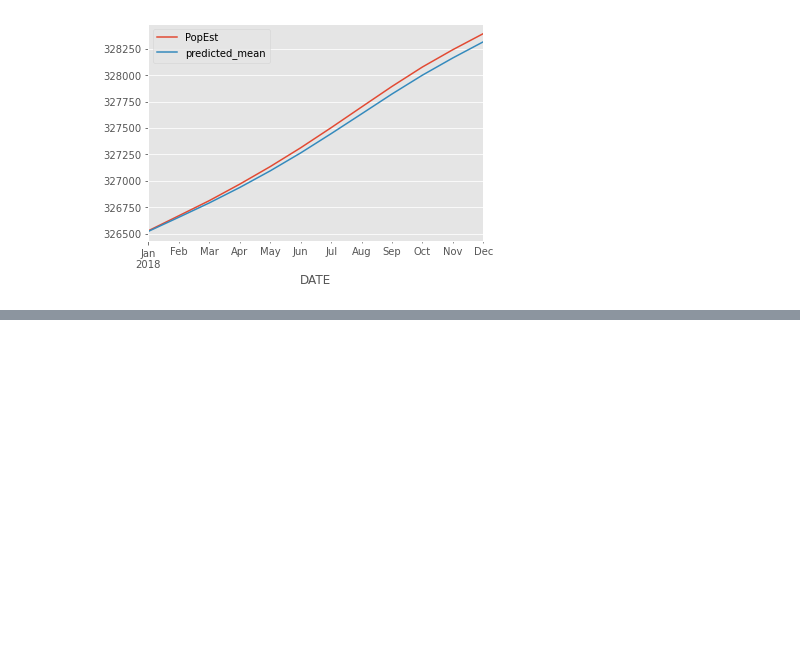
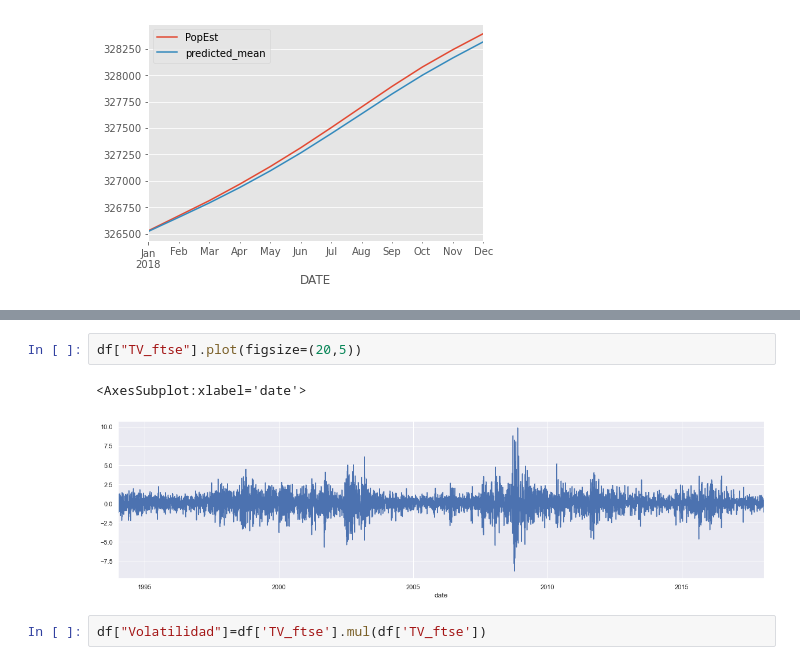
Before and after one commit to felixballestergoytia/Bootcamp_Sep2022, a Jupyter notebook: Seires Temporales/series_Temporales.ipynb, the cells around one changed output, grey strips where cells are left out. Drawn from its saved outputs; the diff is of its cells as text; blank space fills up the shorter version.

```diff
--- a/Seires Temporales/series_Temporales.ipynb
+++ b/Seires Temporales/series_Temporales.ipynb
@@ -555,0 +632,7 @@ plt.show()
+# %%
+df["TV_ftse"].plot(figsize=(20,5))
+# %% [output]
+<AxesSubplot:xlabel='date'>
+[figure, added]
+# %%
+df["Volatilidad"]=df['TV_ftse'].mul(df['TV_ftse'])
```
Also changed, not shown: parts of 30 cells of this notebook.
